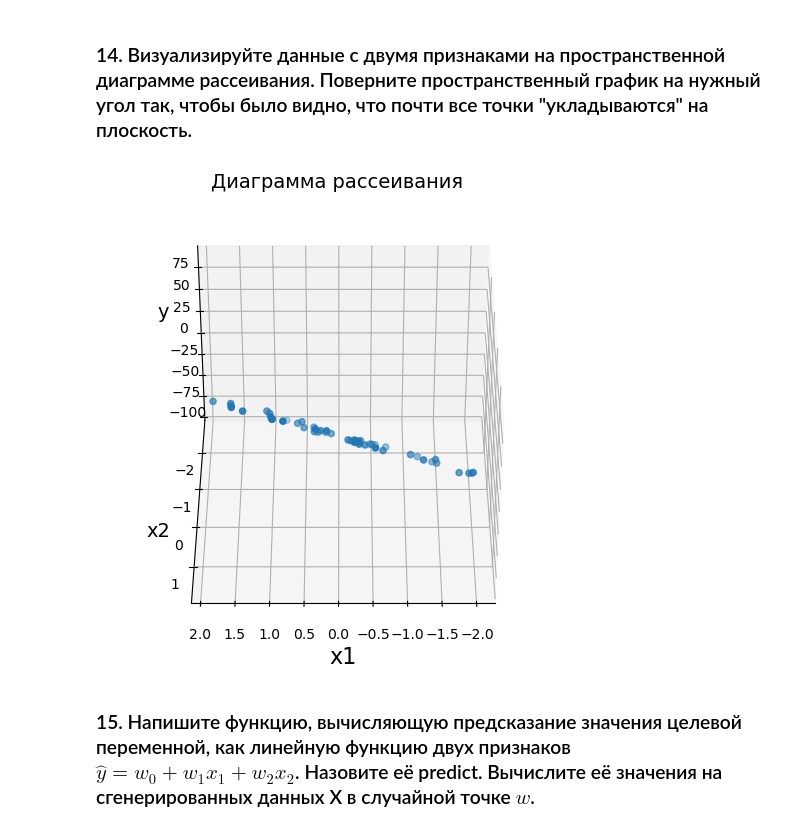
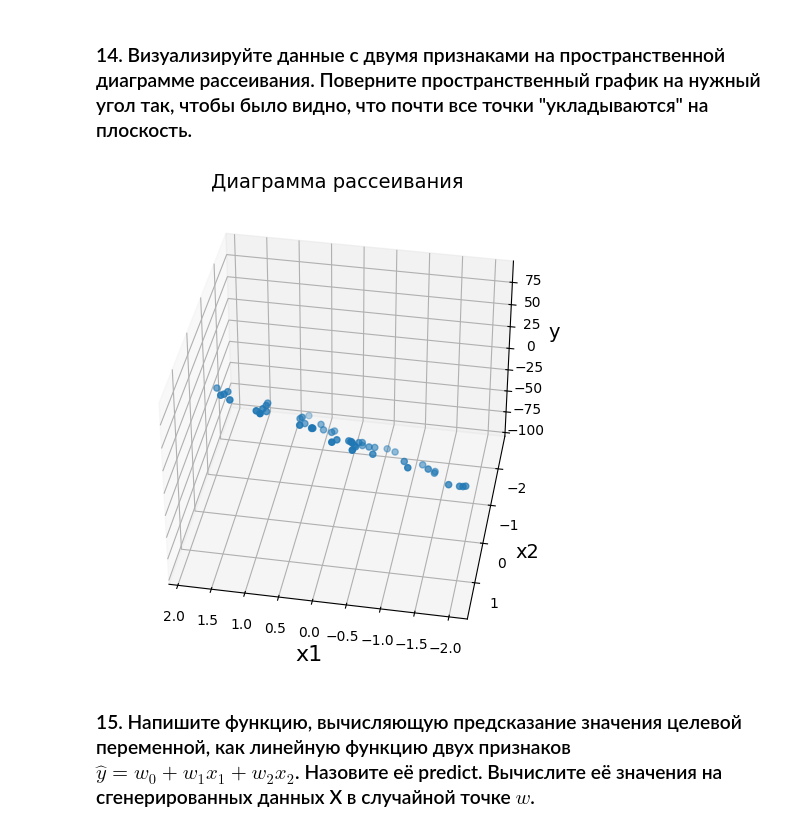
Before and after one commit to consciousnss/fa-machine-learning, a Jupyter notebook: 25-09/СЕМИНАР 3.ipynb, the cells around one changed output. Drawn from its saved outputs; the diff is of its cells as text; code cells hidden in the pictures.

```diff
--- a/25-09/СЕМИНАР 3.ipynb
+++ b/25-09/СЕМИНАР 3.ipynb
@@ -570,18 +570,18 @@ df.describe()
 # %%
 fig = plt.figure(figsize=(6, 6))
 ax = plt.subplot(projection='3d')
 
 ax.scatter(X[:,0], X[:,1], y)
 ax.set_title('Диаграмма рассеивания', fontsize=14)
 ax.set_xlabel('x1', fontsize=16)
 ax.set_ylabel('x2', fontsize=14)
 ax.set_zlabel('y', fontsize=14)
 
-ax.view_init(elev=37, azim=90)
+ax.view_init(elev=37, azim=100)
 
 plt.show()
 # %% [output]
-[figure, old version]
+[figure, new version]
 # %% [markdown]
 ### 15. Напишите функцию, вычисляющую предсказание значения целевой переменной, как линейную функцию двух признаков $\hat{y} =w_0 + w_1 x_1+ w_2 x_2$. Назовите её predict. Вычислите её значения на сгенерированных данных X в случайной точке $w$.
 # %%
```
Also changed, not shown: parts of 5 cells of this notebook, 1 other file.
